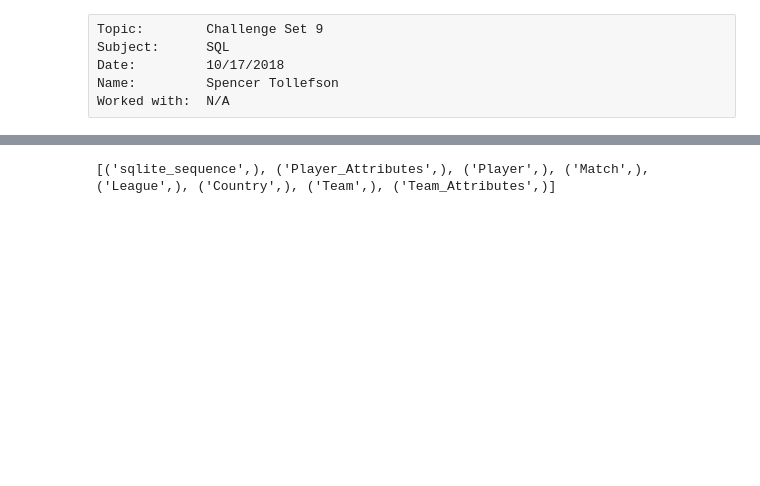
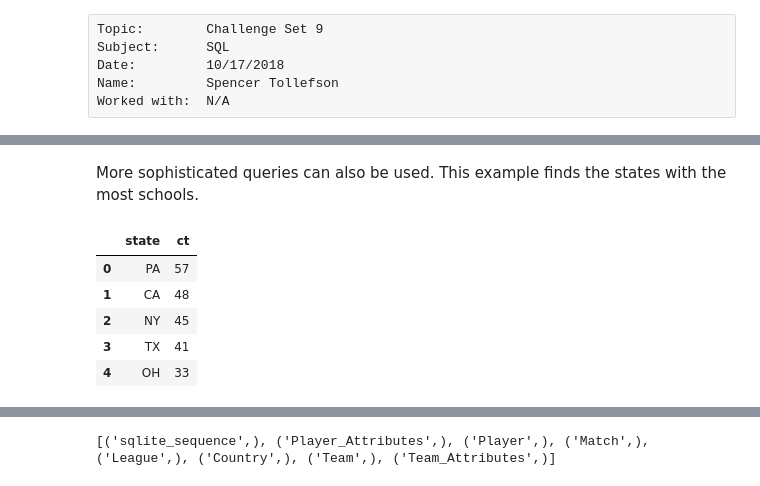
Before and after one commit to spencertollefson/deliverables-metis, a Jupyter notebook: challenges/challenge_set_09_sql_spencertollefson.ipynb, the cells around one changed output, grey strips where cells are left out. Drawn from its saved outputs; the diff is of its cells as text; code cells hidden in the pictures; blank space fills up the shorter version.

```diff
--- a/challenges/challenge_set_09_sql_spencertollefson.ipynb
+++ b/challenges/challenge_set_09_sql_spencertollefson.ipynb
@@ -6,0 +144,17 @@ Worked with:  N/A
+# %% [markdown]
+More sophisticated queries can also be used. This example finds the states with the most schools.
+# %%
+sql_query = '''SELECT schoolstate as state, Count(schoolid) as ct
+               FROM schools
+               GROUP BY state
+               ORDER BY ct DESC
+               LIMIT 5;'''
+
+pd.read_sql_query(sql_query, cnx)
+# %% [output]
+|  | state | ct |
+| 0 | PA | 57 |
+| 1 | CA | 48 |
+| 2 | NY | 45 |
+| 3 | TX | 41 |
+| 4 | OH | 33 |
```
Also changed, not shown: parts of 26 cells of this notebook.
